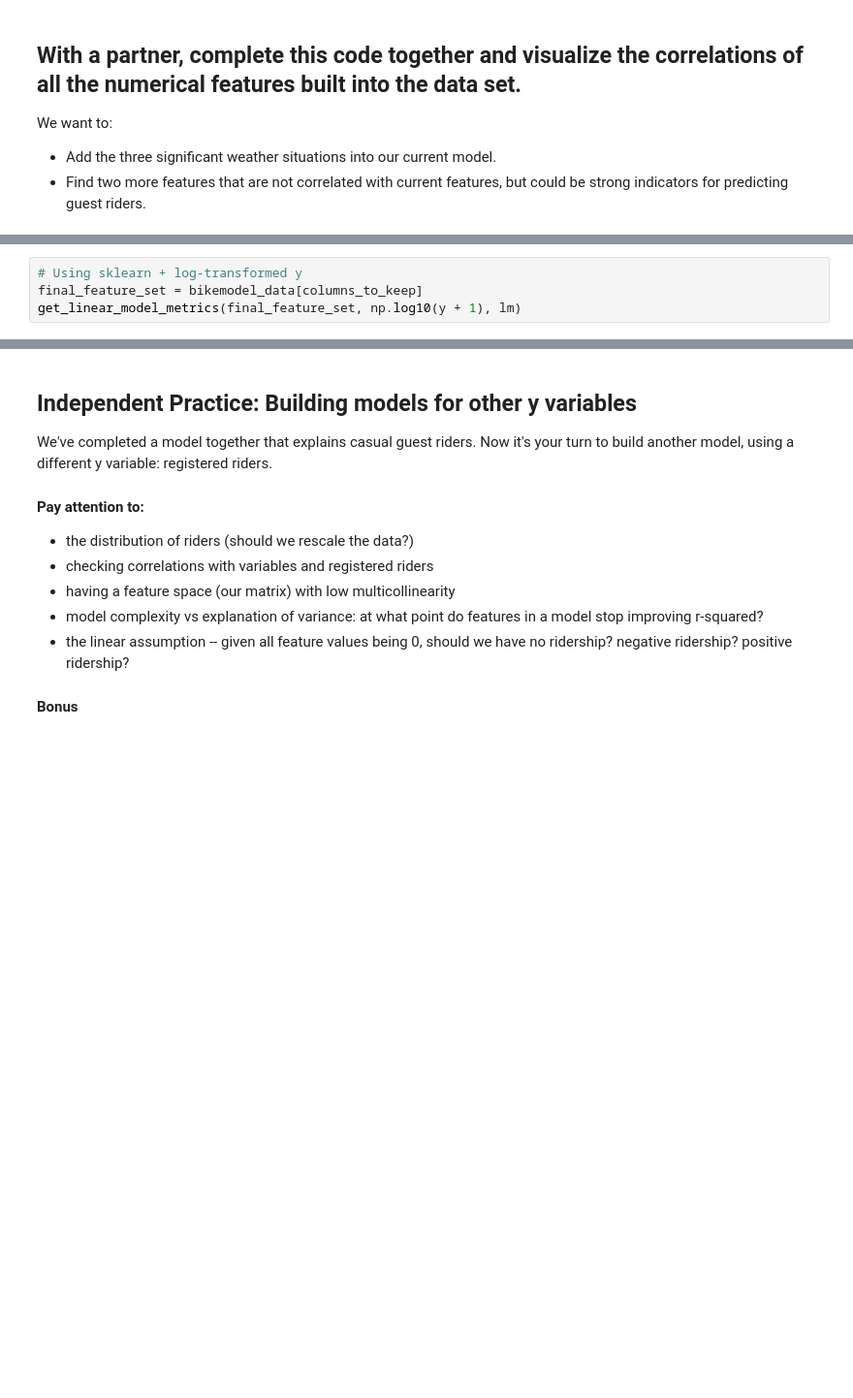
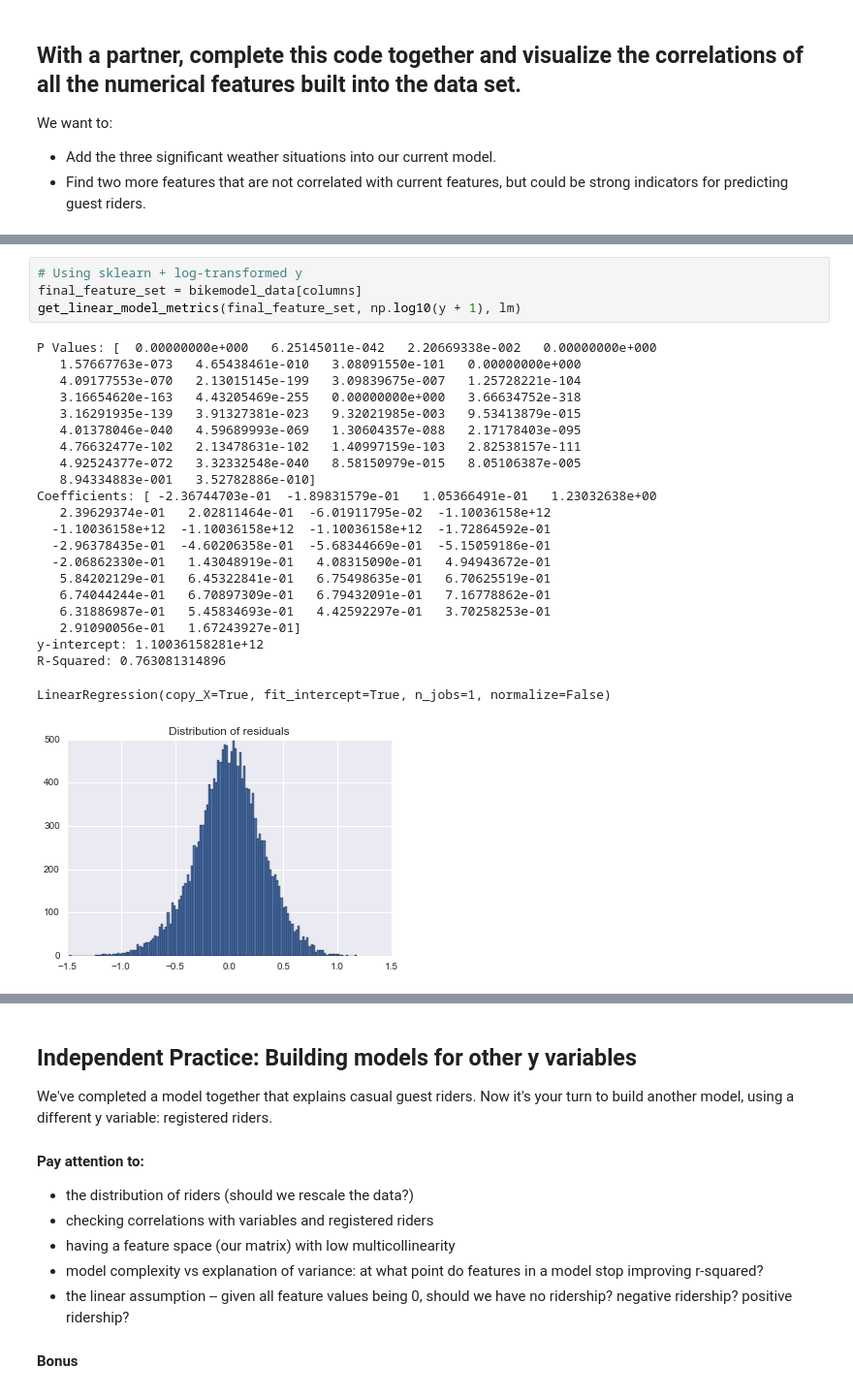
Before and after one commit to toby-p/GA_data_science_coursework, a Jupyter notebook: 05_linear_regression_in_depth.ipynb, the cells around one changed output, grey strips where cells are left out. Shown at 97% size. Cells and saved outputs as stored; diff of their text form; blank space fills up the shorter version.

```diff
--- a/05_linear_regression_in_depth.ipynb
+++ b/05_linear_regression_in_depth.ipynb
@@ -661,7 +696,30 @@ get_linear_model_metrics(final_feature_set, y, lm)
 # %%
 # Using sklearn + log-transformed y
-final_feature_set = bikemodel_data[columns_to_keep]
+final_feature_set = bikemodel_data[columns]
 get_linear_model_metrics(final_feature_set, np.log10(y + 1), lm)
+# %% [output]
+P Values: [  0.00000000e+000   6.25145011e-042   2.20669338e-002   0.00000000e+000
+   1.57667763e-073   4.65438461e-010   3.08091550e-101   0.00000000e+000
+   4.09177553e-070   2.13015145e-199   3.09839675e-007   1.25728221e-104
+   3.16654620e-163   4.43205469e-255   0.00000000e+000   3.66634752e-318
+   3.16291935e-139   3.91327381e-023   9.32021985e-003   9.53413879e-015
+   4.01378046e-040   4.59689993e-069   1.30604357e-088   2.17178403e-095
+   4.76632477e-102   2.13478631e-102   1.40997159e-103   2.82538157e-111
+   4.92524377e-072   3.32332548e-040   8.58150979e-015   8.05106387e-005
+   8.94334883e-001   3.52782886e-010]
+Coefficients: [ -2.36744703e-01  -1.89831579e-01   1.05366491e-01   1.23032638e+00
+   2.39629374e-01   2.02811464e-01  -6.01911795e-02  -1.10036158e+12
+  -1.10036158e+12  -1.10036158e+12  -1.10036158e+12  -1.72864592e-01
+  -2.96378435e-01  -4.60206358e-01  -5.68344669e-01  -5.15059186e-01
+  -2.06862330e-01   1.43048919e-01   4.08315090e-01   4.94943672e-01
+   5.84202129e-01   6.45322841e-01   6.75498635e-01   6.70625519e-01
+   6.74044244e-01   6.70897309e-01   6.79432091e-01   7.16778862e-01
+   6.31886987e-01   5.45834693e-01   4.42592297e-01   3.70258253e-01
+   2.91090056e-01   1.67243927e-01]
+y-intercept: 1.10036158281e+12
+R-Squared: 0.763081314896
+LinearRegression(copy_X=True, fit_intercept=True, n_jobs=1, normalize=False)
+[figure, added]
 # %%
 # Using Statsmodels + log-transformed y
 log_y = np.log10(y + 1)
```
Also changed, not shown: parts of 31 cells of this notebook.
